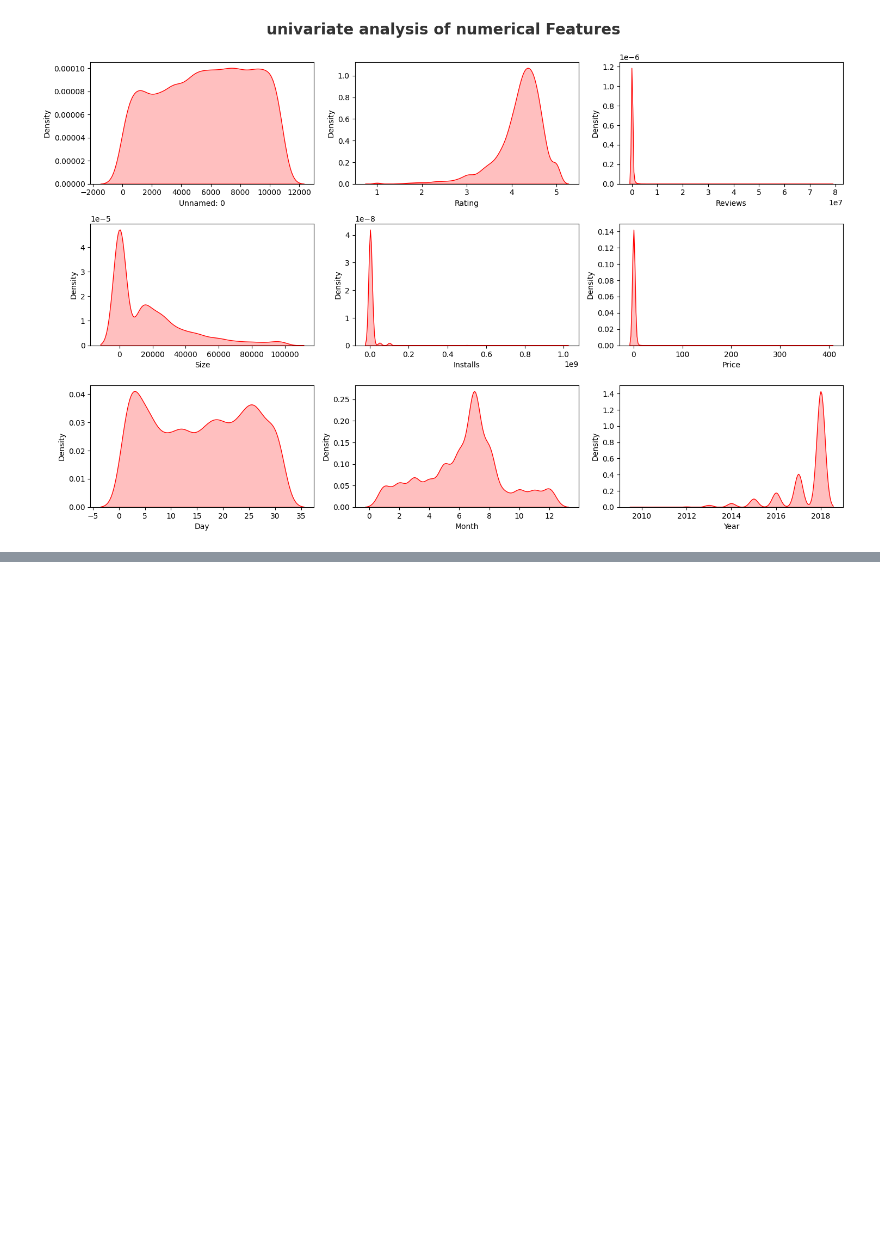
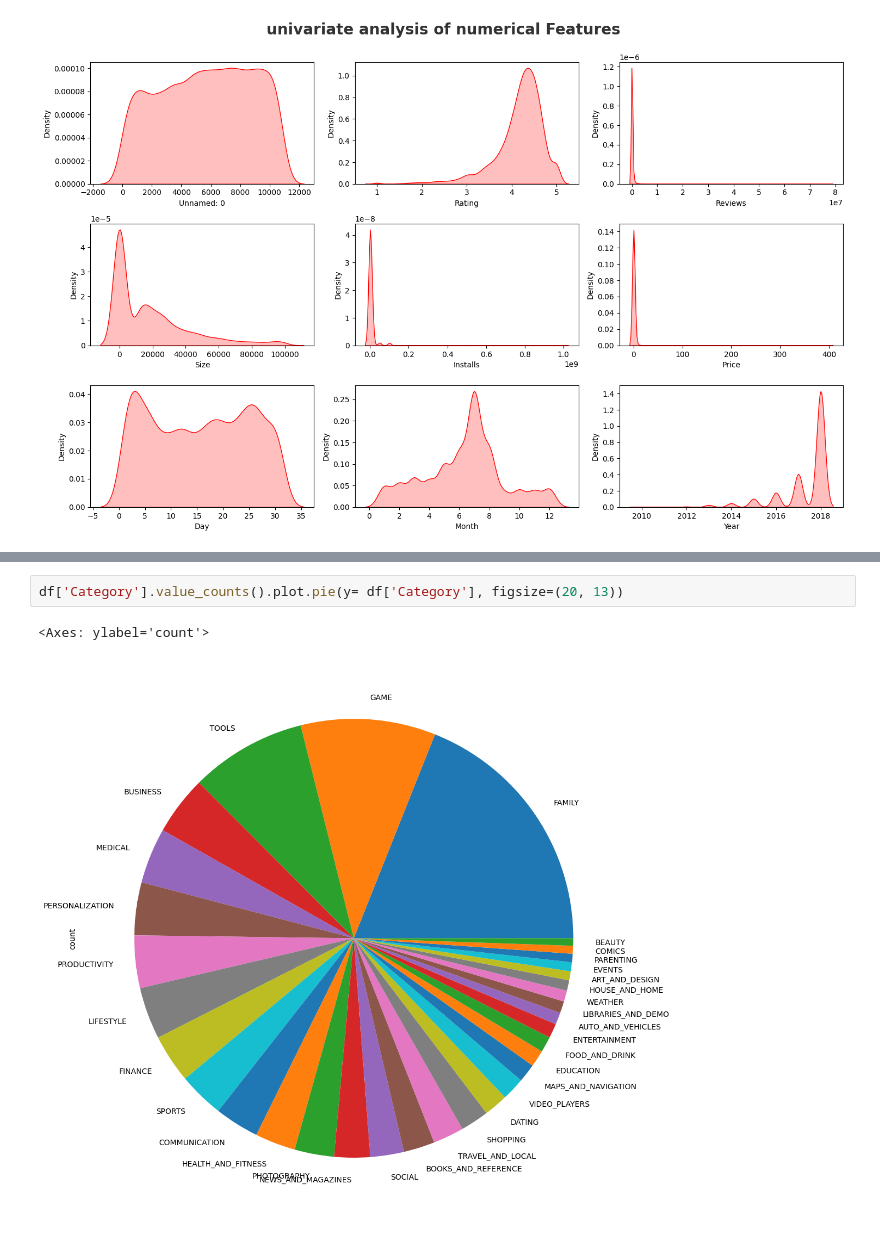
Before and after one commit to ayoub22222222/google-playstore-EDA, a Jupyter notebook: notebooks/EDA.ipynb, the cells around one changed output, grey strips where cells are left out. Drawn from its saved outputs; the diff is of its cells as text; blank space fills up the shorter version.

```diff
--- a/notebooks/EDA.ipynb
+++ b/notebooks/EDA.ipynb
@@ -122,0 +150,5 @@ for i in range(0, len(numerical_values)):
+# %%
+df['Category'].value_counts().plot.pie(y= df['Category'], figsize=(20, 13))
+# %% [output]
+<Axes: ylabel='count'>
+[figure, added]
```
Also changed, not shown: parts of 15 cells of this notebook.
